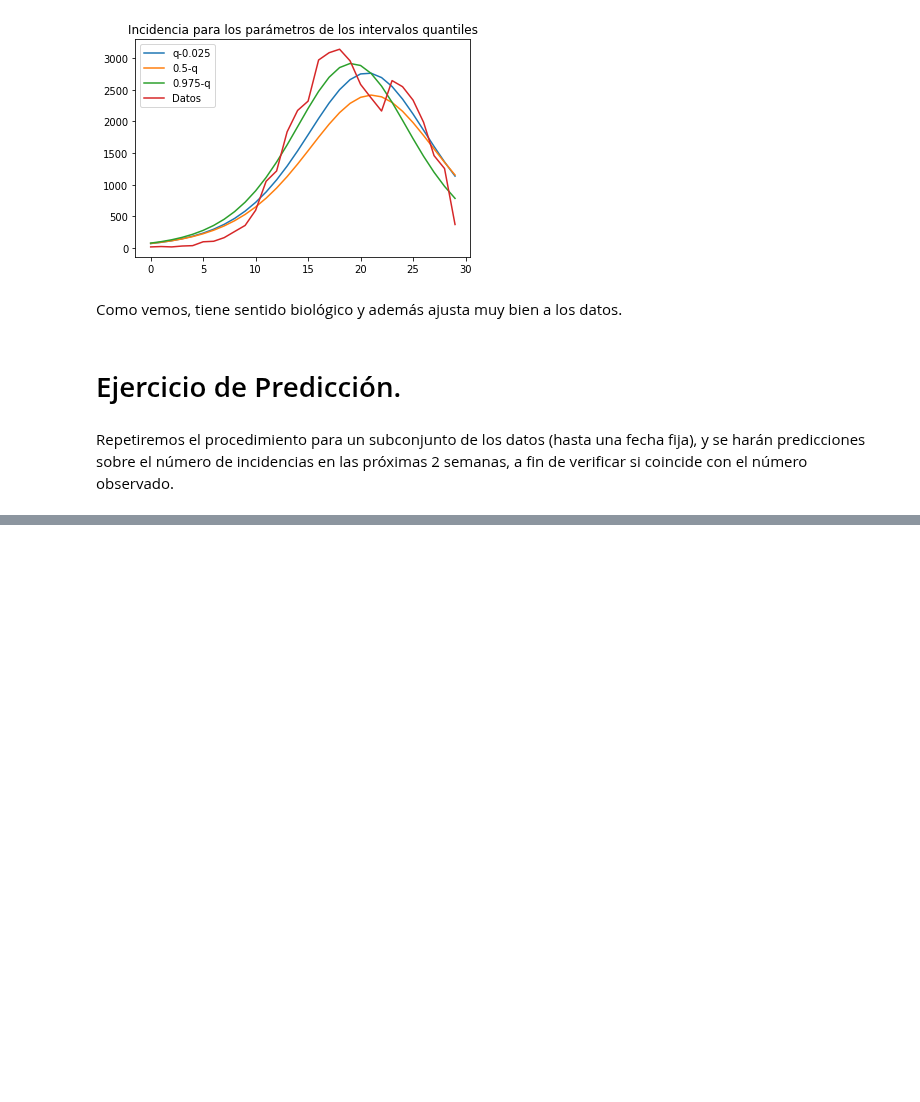
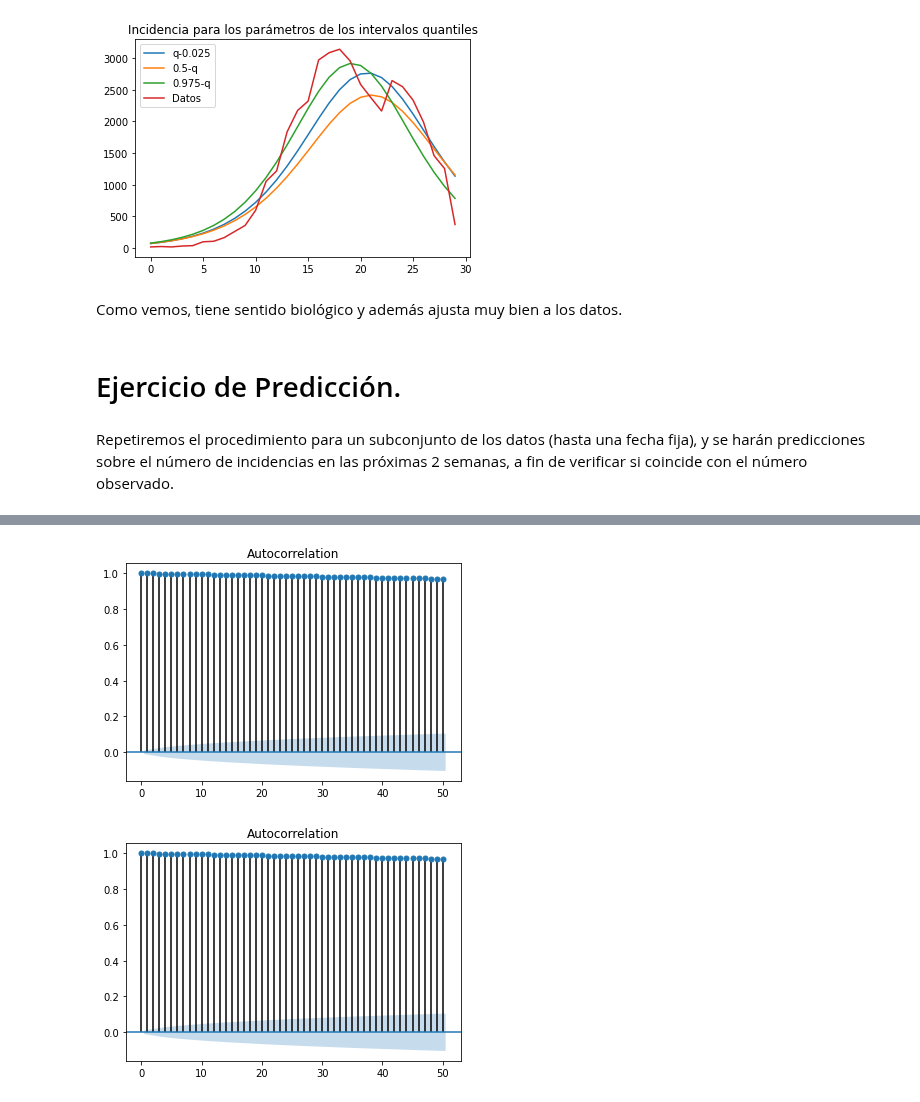
Before and after one commit to JairEsc/Mat_Apl_2, a Jupyter notebook: Epid_MH_Covid_Gto.ipynb, the cells around one changed output, grey strips where cells are left out. Saved outputs shown, nothing was run; the diff lists cells and outputs as text; code cells hidden in the pictures; blank space fills up the shorter version.

```diff
--- a/Epid_MH_Covid_Gto.ipynb
+++ b/Epid_MH_Covid_Gto.ipynb
@@ -562,25 +755,25 @@ Repetiremos el procedimiento para un subconjunto de los datos (hasta una fecha f
 # %%
-iters=20000
+iters=40000
 np.random.seed(1)
-beta_samp2=np.zeros(iters)
-gamma_samp2=np.zeros(iters)
-beta_samp2[0]=be_0
-gamma_samp2[0]=ga_0
+beta_samp3=np.zeros(iters)
+gamma_samp3=np.zeros(iters)
+beta_samp3[0]=be_0
+gamma_samp3[0]=ga_0
 iteration=0
 acept=0
 for i in range(1,iters):
-    beta_curr=beta_samp2[i-1]
-    gamma_curr=gamma_samp2[i-1]
+    beta_curr=beta_samp3[i-1]
+    gamma_curr=gamma_samp3[i-1]
     beta_prop=beta_curr+np.random.normal(0,0.25)
     gamma_prop=gamma_curr+np.random.normal(0,0.25)
     A=acceptance_probability([beta_prop,gamma_prop], [beta_curr,gamma_curr])
     if np.random.uniform(0,1,1)<A and beta_prop>gamma_prop:
-        beta_samp2[i]=beta_prop
-        gamma_samp2[i]=gamma_prop
+        beta_samp3[i]=beta_prop
+        gamma_samp3[i]=gamma_prop
         iteration=iteration+1
         acept+=1
     else:
-        beta_samp2[i]=beta_samp[i-1]
-        gamma_samp2[i]=gamma_samp[i-1]
+        beta_samp3[i]=beta_samp3[i-1]
+        gamma_samp3[i]=gamma_samp3[i-1]
         iteration=iteration+1
 eff=(acept/iteration)*100#
@@ -586,0 +786,11 @@ eff=(acept/iteration)*100#
+# %%
+burn=int(np.floor(.15*iters))
+beta_samps3=beta_samps3[burn:]
+gamma_samps3=gamma_samps3[burn:]
+# %%
+from statsmodels.graphics.tsaplots import plot_acf
+plot_acf(beta_samps3.tolist(), lags=50);
+plot_acf(gamma_samps3.tolist(), lags=50);
+# %% [output]
+[figure, added]
+[figure, added]
```
Also changed, not shown: parts of 26 cells of this notebook.
